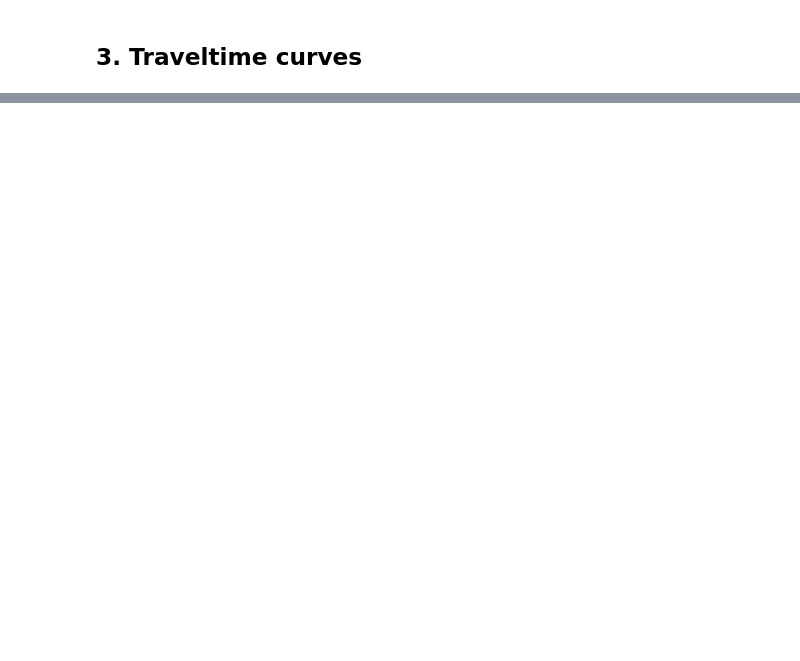
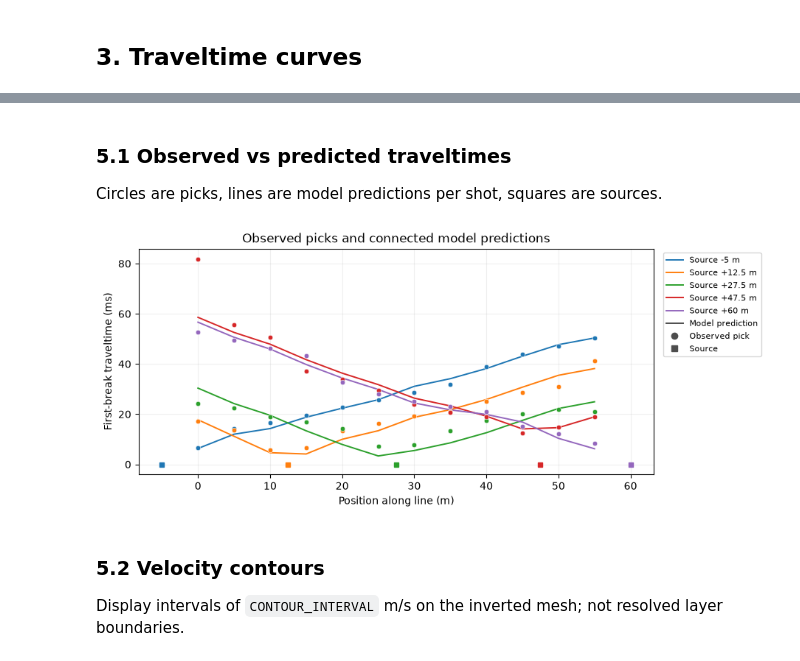
Before and after one commit to oscar-rincon/seismic-refraction-analysis, a Jupyter notebook: L1_RF_analysis.ipynb, the cells around one changed output, grey strips where cells are left out. Saved outputs shown, nothing was run; the diff lists cells and outputs as text; code cells hidden in the pictures; blank space fills up the shorter version.

```diff
--- a/L1_RF_analysis.ipynb
+++ b/L1_RF_analysis.ipynb
@@ -164,15 +154,22 @@ Mesh: 1510 cells, 826 nodes (paraDX=0.33, depth=12.0 m, quality=33.5)
 # %%
 data_tt = refraction.build_traveltime_data(gathers, picks, pick_error=PICK_ERROR)
-mesh = refraction.create_mesh(
-    data_tt, para_dx=PARA_DX, para_depth=PARA_DEPTH,
-    quality=MESH_QUALITY, max_cell_size=MAX_CELL_SIZE,
-    para_boundary=PARA_BOUNDARY,
-)
-manager_qc = refraction.invert_tomography(
-    data_tt, mesh=mesh, lam=LAM, z_weight=Z_WEIGHT, v_top=V_TOP, v_bottom=V_BOTTOM,
-    correlation_lengths=CORR_LENGTHS,
-)
-picks_clean = refraction.drop_outlier_picks(
-    gathers, picks, manager_qc, data_tt, max_residual=MAX_RESIDUAL,
-)
+refraction.export_refrapy_picks(data_tt, RESULT_FOLDER / "L1_waveform_refined_picks.sgt")
+mesh = refraction.create_mesh(data_tt, para_dx=0.5, para_depth=PARA_DEPTH,
+                              max_cell_size=2.0, para_boundary=0.5)
+manager = fit_model(data_tt, mesh, LAM, max_iter=MAX_ITER, z_weight=Z_WEIGHT)
+
+positions = np.array([[p.x(), p.y()] for p in data_tt.sensorPositions()])
+fit_table = pd.DataFrame(dict(
+    source_x_m=positions[np.asarray(data_tt["s"], dtype=int), 0],
+    receiver_x_m=positions[np.asarray(data_tt["g"], dtype=int), 0],
+    observed_ms=np.asarray(data_tt["t"]) * 1000,
+    predicted_ms=predict(manager, data_tt) * 1000,
+))
+fit_table["residual_ms"] = fit_table.observed_ms - fit_table.predicted_ms
+fit_table.to_csv(RESULT_FOLDER / "prediction_diagnostics.csv", index=False)
+manager.paraDomain.save(str(RESULT_FOLDER / "selected_mesh.bms"))
+np.save(RESULT_FOLDER / "selected_velocity.npy", np.asarray(manager.velocity))
+velocity = np.asarray(manager.velocity)
+print(f"{data_tt.size()} picks, RMS = {np.sqrt(np.mean(fit_table.residual_ms**2)):.2f} ms, "
+      f"Vp = {velocity.min():.0f}-{velocity.max():.0f} m/s")
 # %% [output]
@@ -236,0 +195,14 @@ plt.show()
+# %% [markdown]
+### 5.1 Observed vs predicted traveltimes
+
+Circles are picks, lines are model predictions per shot, squares are sources.
+# %%
+fit_ax = plotting.plot_traveltime_fit(manager, data_tt, width=9, height=3.8)
+fit_ax.figure.savefig(RESULT_FOLDER / "observed_vs_predicted.png", dpi=180, bbox_inches="tight")
+plt.show()
+# %% [output]
+[figure, added]
+# %% [markdown]
+### 5.2 Velocity contours
+
+Display intervals of `CONTOUR_INTERVAL` m/s on the inverted mesh; not resolved layer boundaries.
```
Also changed, not shown: parts of 27 cells of this notebook, 58 other files.
